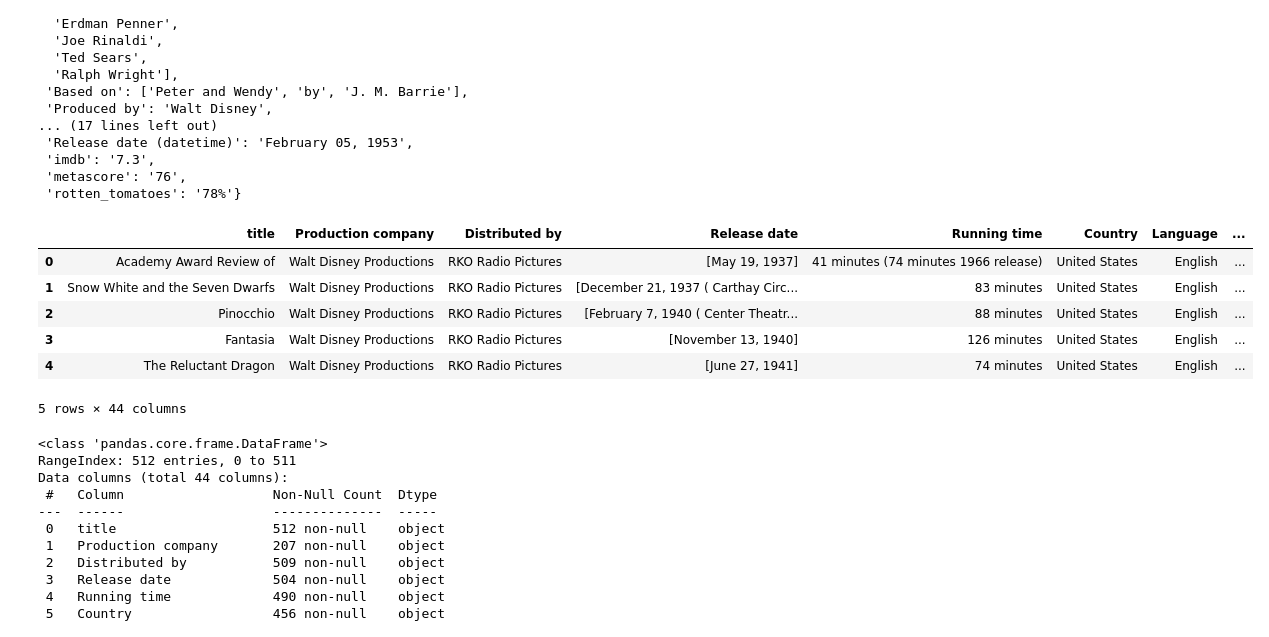
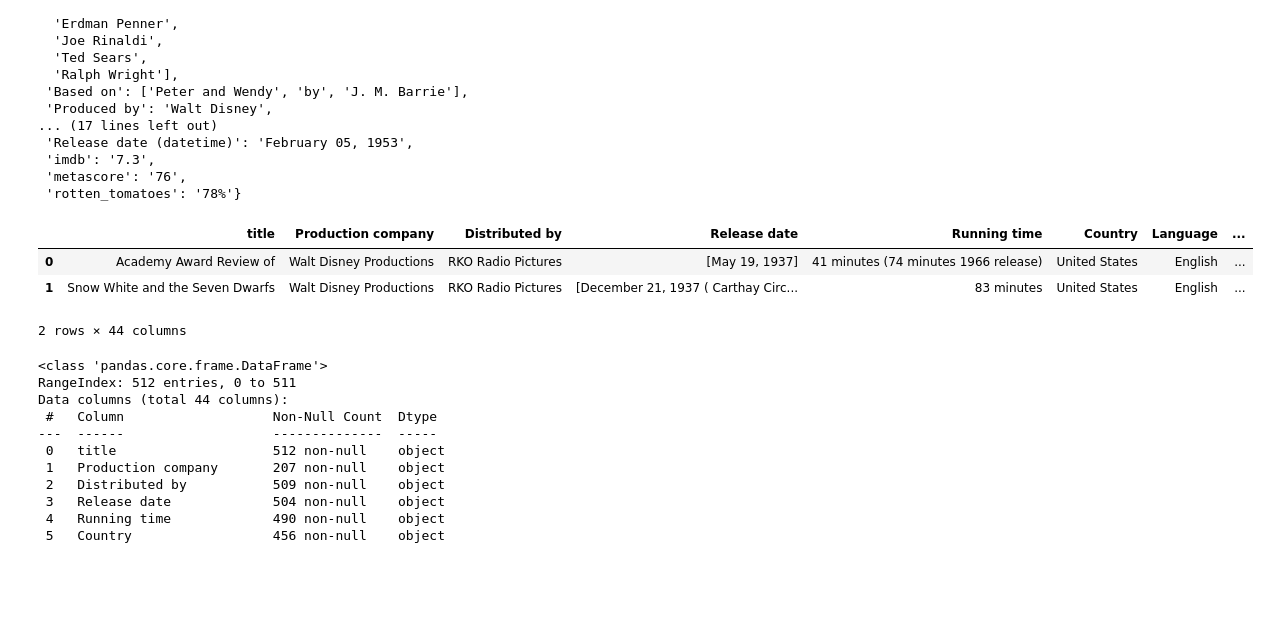
Before and after one commit to pappucode/datascrape, a Jupyter notebook: movie_data_scrape.ipynb, the cells around one changed output. Drawn from its saved outputs; the diff is of its cells as text; code cells hidden in the pictures; blank space fills up the shorter version.

```diff
--- a/movie_data_scrape.ipynb
+++ b/movie_data_scrape.ipynb
@@ -614,15 +670,12 @@ import pandas as pd
 
 df = pd.DataFrame(movie_info_list)
 # %%
-df.head()
+df.head(2)
 # %% [output]
 |  | title | Production company | Distributed by | Release date | Running time | Country | Language | ... |
 | 0 | Academy Award Review of | Walt Disney Productions | RKO Radio Pictures | [May 19, 1937] | 41 minutes (74 minutes 1966 release) | United States | English | ... |
 | 1 | Snow White and the Seven Dwarfs | Walt Disney Productions | RKO Radio Pictures | [December 21, 1937 ( Carthay Circ... | 83 minutes | United States | English | ... |
-| 2 | Pinocchio | Walt Disney Productions | RKO Radio Pictures | [February 7, 1940 ( Center Theatr... | 88 minutes | United States | English | ... |
-| 3 | Fantasia | Walt Disney Productions | RKO Radio Pictures | [November 13, 1940] | 126 minutes | United States | English | ... |
-| 4 | The Reluctant Dragon | Walt Disney Productions | RKO Radio Pictures | [June 27, 1941] | 74 minutes | United States | English | ... |
-5 rows × 44 columns
+2 rows × 44 columns
 # %%
 df.to_csv("disney_movie_data_final.csv")
 # %%
```
Also changed, not shown: parts of 24 cells of this notebook, 2 other files.
